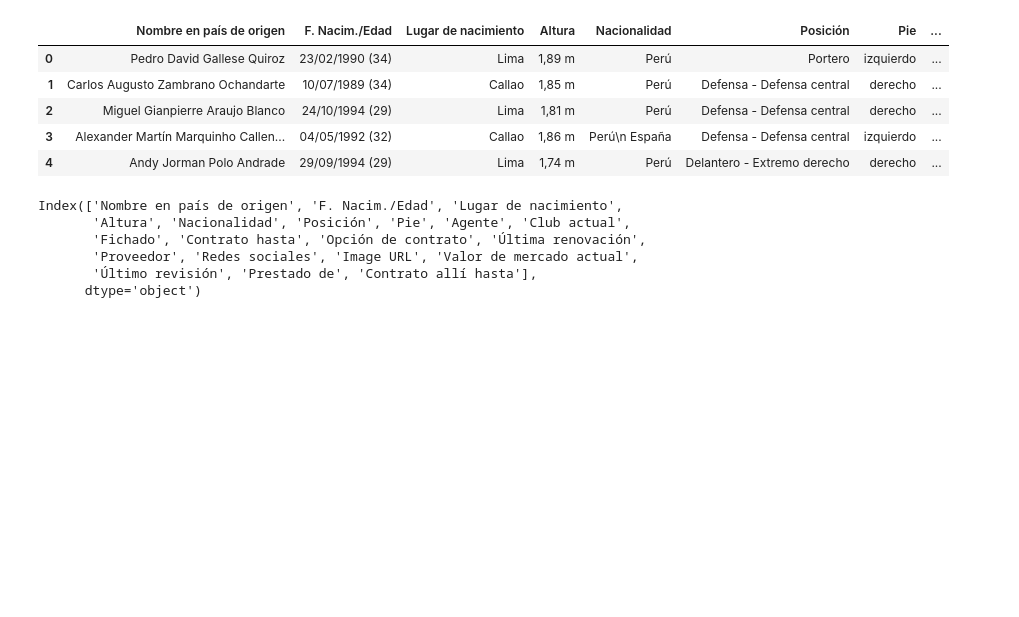
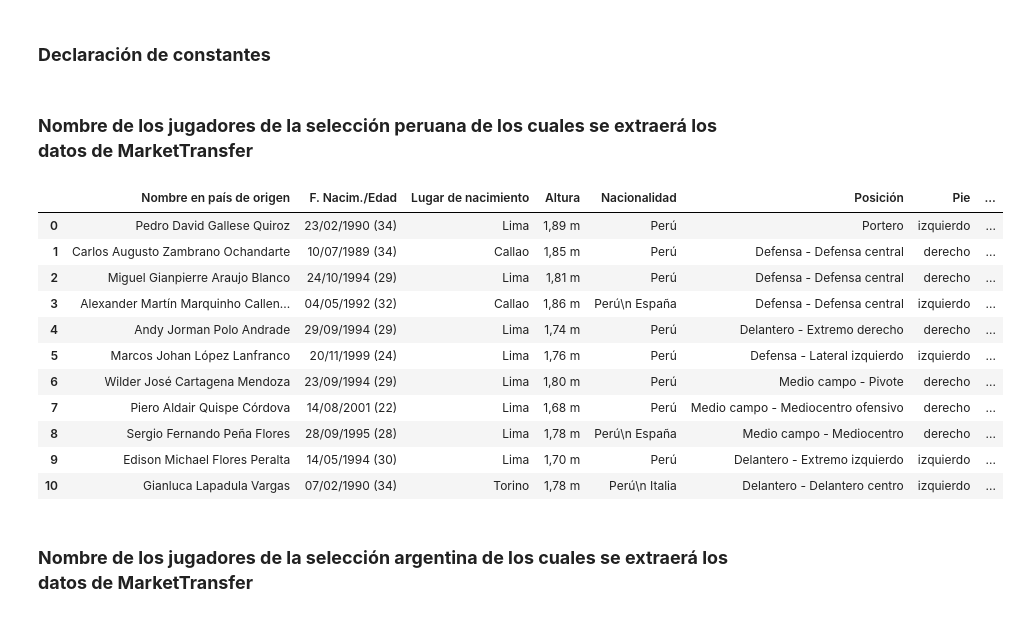
Before and after one commit to SebastianUrdaneguiBisalaya/Web-scraping-Valor-de-Mercado-Futbol-Peru, a Jupyter notebook: Web scraping/main.ipynb, the cells around one changed output. Drawn from its saved outputs; the diff is of its cells as text; code cells hidden in the pictures; blank space fills up the shorter version.

```diff
--- a/Web scraping/main.ipynb
+++ b/Web scraping/main.ipynb
@@ -17,3 +29,9 @@ warnings.filterwarnings('ignore')
+# %% [markdown]
+### **Declaración de constantes**
+# %%
+web_path = "https://www.transfermarkt.pe/"
+# %% [markdown]
+### **Nombre de los jugadores de la selección peruana de los cuales se extraerá los datos de MarketTransfer**
 # %%
 players = ["pedro gallese", "carlos zambrano", "miguel araujo", "alexander callens", "andy polo", "marcos lópez", "wilder cartagena",
            "piero quispe", "sergio peña", "edison flores", "gianluca lapadula"]
@@ -105,22 +122,22 @@ for player in players:
 
 driver.quit()
 # %%
-df = pd.DataFrame(players_info).fillna("")
-df = df.drop(["Agente", "Club actual", "Redes sociales"], axis = 1)
-df.head()
+df_peru = pd.DataFrame(players_info_peru).fillna("")
+df_peru = df_peru.drop(["Agente", "Club actual", "Redes sociales"], axis = 1)
+df_peru = df_peru.rename(columns = {"Agente 2":"Agente", "Club 2":"Club"})
+df_peru
 # %% [output]
 |  | Nombre en país de origen | F. Nacim./Edad | Lugar de nacimiento | Altura | Nacionalidad | Posición | Pie | ... |
 | 0 | Pedro David Gallese Quiroz | 23/02/1990 (34) | Lima | 1,89 m | Perú | Portero | izquierdo | ... |
 | 1 | Carlos Augusto Zambrano Ochandarte | 10/07/1989 (34) | Callao | 1,85 m | Perú | Defensa - Defensa central | derecho | ... |
 | 2 | Miguel Gianpierre Araujo Blanco | 24/10/1994 (29) | Lima | 1,81 m | Perú | Defensa - Defensa central | derecho | ... |
 | 3 | Alexander Martín Marquinho Callen... | 04/05/1992 (32) | Callao | 1,86 m | Perú\n España | Defensa - Defensa central | izquierdo | ... |
 | 4 | Andy Jorman Polo Andrade | 29/09/1994 (29) | Lima | 1,74 m | Perú | Delantero - Extremo derecho | derecho | ... |
+| 5 | Marcos Johan López Lanfranco | 20/11/1999 (24) | Lima | 1,76 m | Perú | Defensa - Lateral izquierdo | izquierdo | ... |
+| 6 | Wilder José Cartagena Mendoza | 23/09/1994 (29) | Lima | 1,80 m | Perú | Medio campo - Pivote | derecho | ... |
+| 7 | Piero Aldair Quispe Córdova | 14/08/2001 (22) | Lima | 1,68 m | Perú | Medio campo - Mediocentro ofensivo | derecho | ... |
+| 8 | Sergio Fernando Peña Flores | 28/09/1995 (28) | Lima | 1,78 m | Perú\n España | Medio campo - Mediocentro | derecho | ... |
+| 9 | Edison Michael Flores Peralta | 14/05/1994 (30) | Lima | 1,70 m | Perú | Delantero - Extremo izquierdo | izquierdo | ... |
+| 10 | Gianluca Lapadula Vargas | 07/02/1990 (34) | Torino | 1,78 m | Perú\n Italia | Delantero - Delantero centro | izquierdo | ... |
-# %%
-df.columns
-# %% [output]
-Index(['Nombre en país de origen', 'F. Nacim./Edad', 'Lugar de nacimiento',
-       'Altura', 'Nacionalidad', 'Posición', 'Pie', 'Agente', 'Club actual',
-       'Fichado', 'Contrato hasta', 'Opción de contrato', 'Última renovación',
-       'Proveedor', 'Redes sociales', 'Image URL', 'Valor de mercado actual',
-       'Último revisión', 'Prestado de', 'Contrato allí hasta'],
-      dtype='object')
+# %% [markdown]
+### **Nombre de los jugadores de la selección argentina de los cuales se extraerá los datos de MarketTransfer**
```
Also changed, not shown: parts of 8 cells of this notebook, 2 other files.
